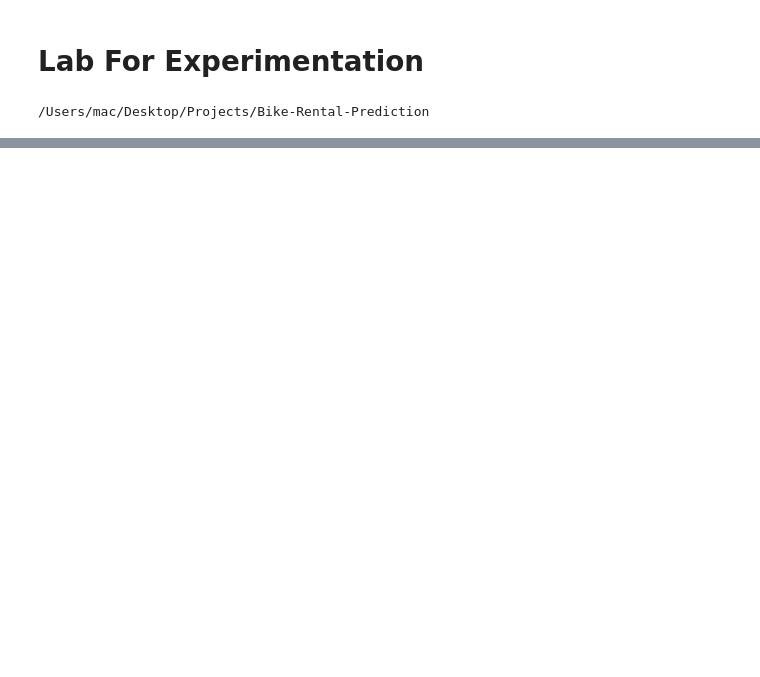
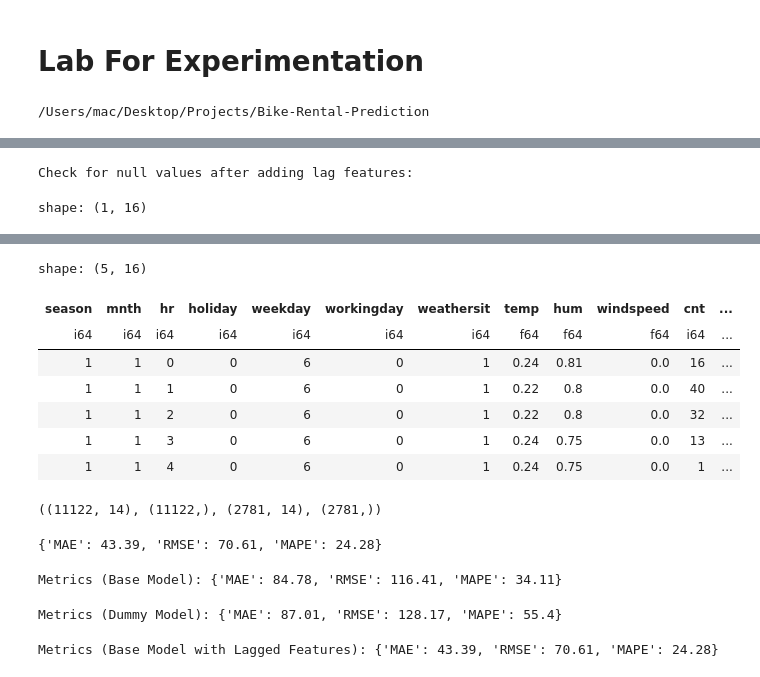
Before and after one commit to chineidu/Bike-Rental-Prediction, a Jupyter notebook: notebooks/00-lab.ipynb, the cells around one changed output, grey strips where cells are left out. Saved outputs shown, nothing was run; the diff lists cells and outputs as text; code cells hidden in the pictures; blank space fills up the shorter version.

```diff
--- a/notebooks/00-lab.ipynb
+++ b/notebooks/00-lab.ipynb
@@ -125,0 +551,16 @@ data_validator(pandas_df)
+# %%
+# Add lags 1, 23 and 24 hours
+df = df.with_columns(
+    [
+        pl.col("cnt").alias("current"),
+        pl.col("cnt").shift(1).alias("lag_1"),
+        pl.col("cnt").shift(23).alias("lag_23"),
+        pl.col("cnt").shift(24).alias("lag_24"),
+    ]
+).fill_null(strategy="backward")
+print("Check for null values after adding lag features:")
+display(df.null_count())
+df.head()
+# %% [output]
+Check for null values after adding lag features:
+shape: (1, 16)
@@ -125,0 +570,22 @@ data_validator(pandas_df)
+shape: (5, 16)
+| season | mnth | hr | holiday | weekday | workingday | weathersit | temp | hum | windspeed | cnt | ... |
+| i64 | i64 | i64 | i64 | i64 | i64 | i64 | f64 | f64 | f64 | i64 | ... |
+| 1 | 1 | 0 | 0 | 6 | 0 | 1 | 0.24 | 0.81 | 0.0 | 16 | ... |
+| 1 | 1 | 1 | 0 | 6 | 0 | 1 | 0.22 | 0.8 | 0.0 | 40 | ... |
+| 1 | 1 | 2 | 0 | 6 | 0 | 1 | 0.22 | 0.8 | 0.0 | 32 | ... |
+| 1 | 1 | 3 | 0 | 6 | 0 | 1 | 0.24 | 0.75 | 0.0 | 13 | ... |
+| 1 | 1 | 4 | 0 | 6 | 0 | 1 | 0.24 | 0.75 | 0.0 | 1 | ... |
+# %%
+df = df.drop(["cnt"])
+
+train_df, test_df = split_temporal_data(df)
+
+x_train = train_df.drop("target").to_numpy()
+y_train = train_df["target"].to_numpy()
+
+x_test = test_df.drop("target").to_numpy()
+y_test = test_df["target"].to_numpy()
+
+x_train.shape, y_train.shape, x_test.shape, y_test.shape
+# %% [output]
+((11122, 14), (11122,), (2781, 14), (2781,))
@@ -125,0 +598,5 @@ data_validator(pandas_df)
+# %%
+metrics_base_with_lagged_feats = compute_metrics(y_test, y_pred)
+metrics_base_with_lagged_feats
+# %% [output]
+{'MAE': 43.39, 'RMSE': 70.61, 'MAPE': 24.28}
@@ -125,0 +643,11 @@ data_validator(pandas_df)
+# %%
+console.print(f"Metrics (Base Model): {metrics_base}", style="info")
+console.print(f"Metrics (Dummy Model): {metrics_dummy}", style="info")
+console.print(
+    f"Metrics (Base Model with Lagged Features): {metrics_base_with_lagged_feats}",
+    style="info",
+)
+# %% [output]
+Metrics (Base Model): {'MAE': 84.78, 'RMSE': 116.41, 'MAPE': 34.11}
+Metrics (Dummy Model): {'MAE': 87.01, 'RMSE': 128.17, 'MAPE': 55.4}
+Metrics (Base Model with Lagged Features): {'MAE': 43.39, 'RMSE': 70.61, 'MAPE': 24.28}
```
Also changed, not shown: parts of 40 cells of this notebook, 3 other files.
